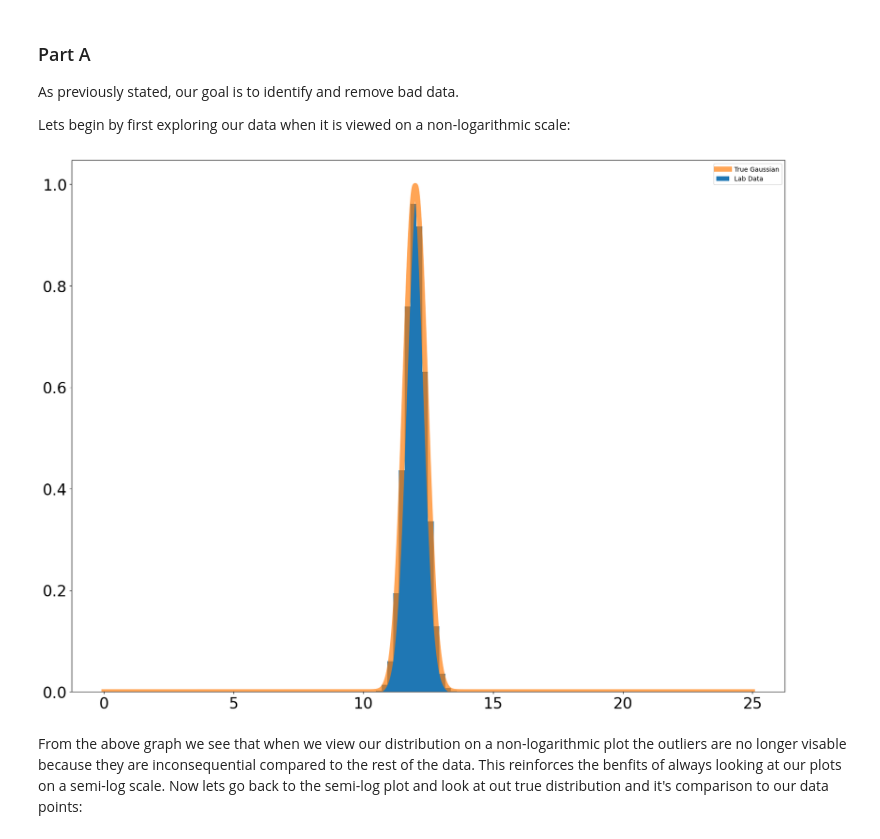
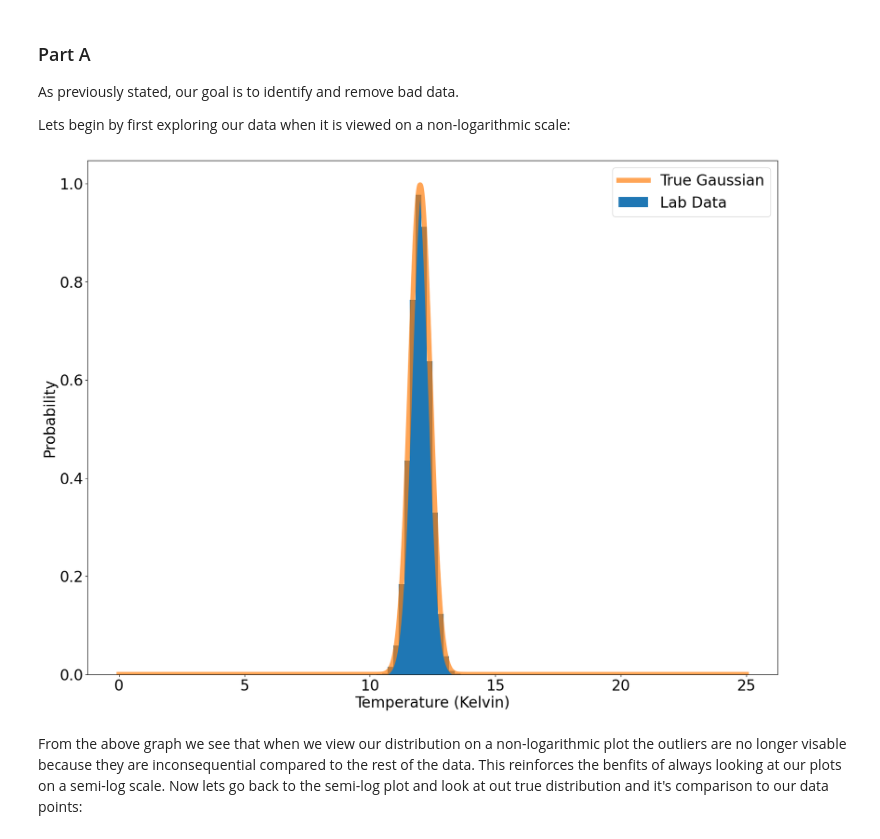
Before and after one commit to williamdolsen/phys434-21au, a Jupyter notebook: labs/lab3/lab3.ipynb, the cells around one changed output. Drawn from its saved outputs; the diff is of its cells as text; code cells hidden in the pictures.

```diff
--- a/labs/lab3/lab3.ipynb
+++ b/labs/lab3/lab3.ipynb
@@ -57,15 +59,17 @@ Lets begin by first exploring our data when it is viewed on a non-logarithmic sc
 # %%
 xs_true_gaus = np.linspace(0, 25, 5000)
 probs_true_gaus = stats.norm.pdf(xs_true_gaus, loc=mean_temp, scale=std_temp)
 
 fig, ax = plt.subplots(1, 1)
 ax.hist(draw, 100, density=True, label="Lab Data")
 ax.plot(xs_true_gaus, probs_true_gaus, linewidth=8, alpha=0.7, label="True Gaussian")
 plt.tick_params(labelsize = 24)
-plt.legend()
+plt.xlabel('Temperature (Kelvin)', fontsize=24)
+plt.ylabel('Probability', fontsize=24)
+plt.legend(fontsize=24)
 plt.show()
 # %% [output]
-[figure, old version]
+[figure, new version]
 # %% [markdown]
 From the above graph we see that when we view our distribution on a non-logarithmic plot the outliers are no longer visable because they are inconsequential compared to the rest of the data.  This reinforces the benfits of always looking at our plots on a semi-log scale.  Now lets go back to the semi-log plot and look at out true distribution and it's comparison to our data points:
 # %%
```
Also changed, not shown: parts of 9 cells of this notebook.
